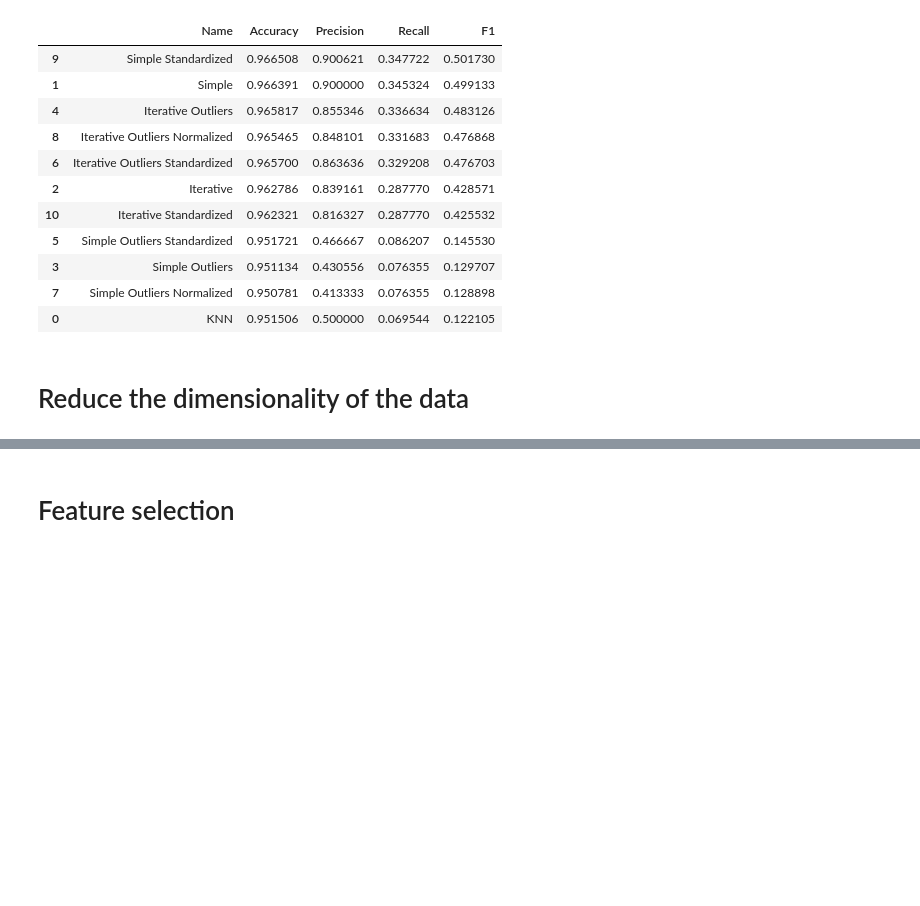
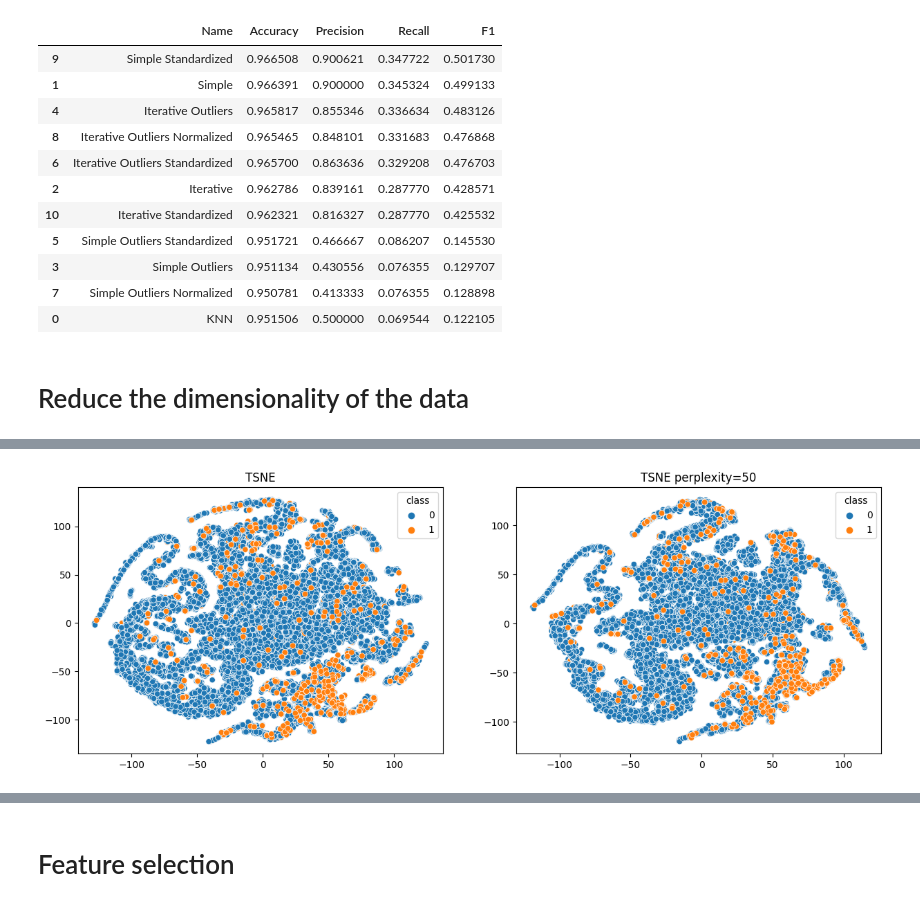
Before and after one commit to Golden3x11/ml, a Jupyter notebook: L1/L1.ipynb, the cells around one changed output, grey strips where cells are left out. Drawn from its saved outputs; the diff is of its cells as text; code cells hidden in the pictures; blank space fills up the shorter version.

```diff
--- a/L1/L1.ipynb
+++ b/L1/L1.ipynb
@@ -405,3 +426,13 @@ X_pca_32_s = pca_32.fit_transform(X_imputed_s_scaled)
+# %%
+fig, ax = plt.subplots(1, 2, figsize=(15, 5))
+sns.scatterplot(x=X_tsne[:, 0], y=X_tsne[:, 1], hue=y_imputed_iterative_o, ax=ax[0])
+ax[0].set_title('TSNE')
+
+sns.scatterplot(x=X_tsne2[:, 0], y=X_tsne2[:, 1], hue=y_imputed_iterative_o, ax=ax[1])
+ax[1].set_title('TSNE perplexity=50')
+plt.show()
+# %% [output]
+[figure, added]
 # %%
 results = []
 
```
Also changed, not shown: parts of 8 cells of this notebook.
